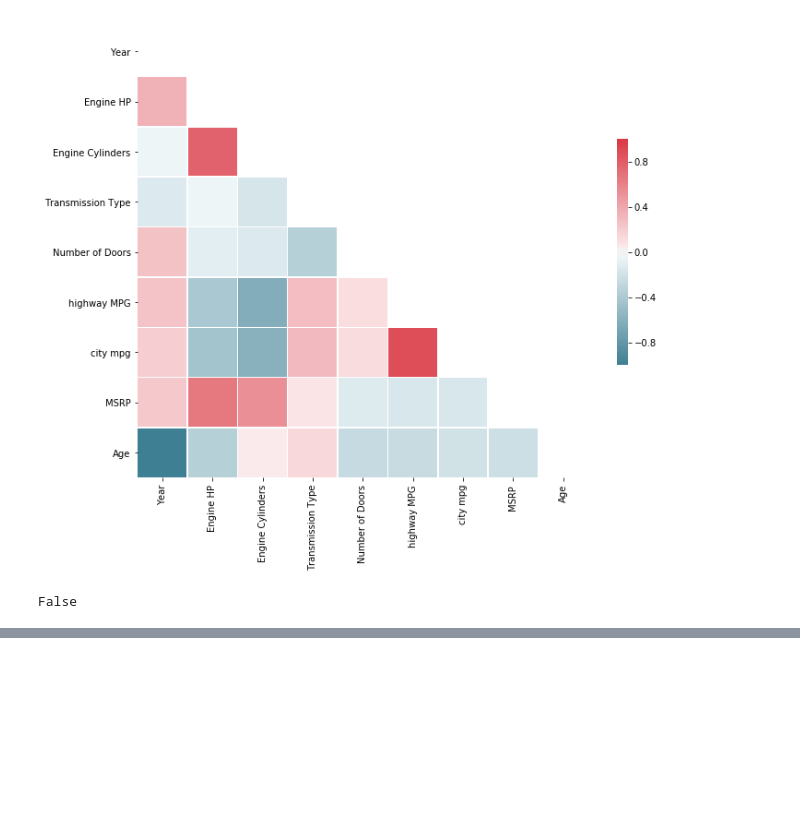
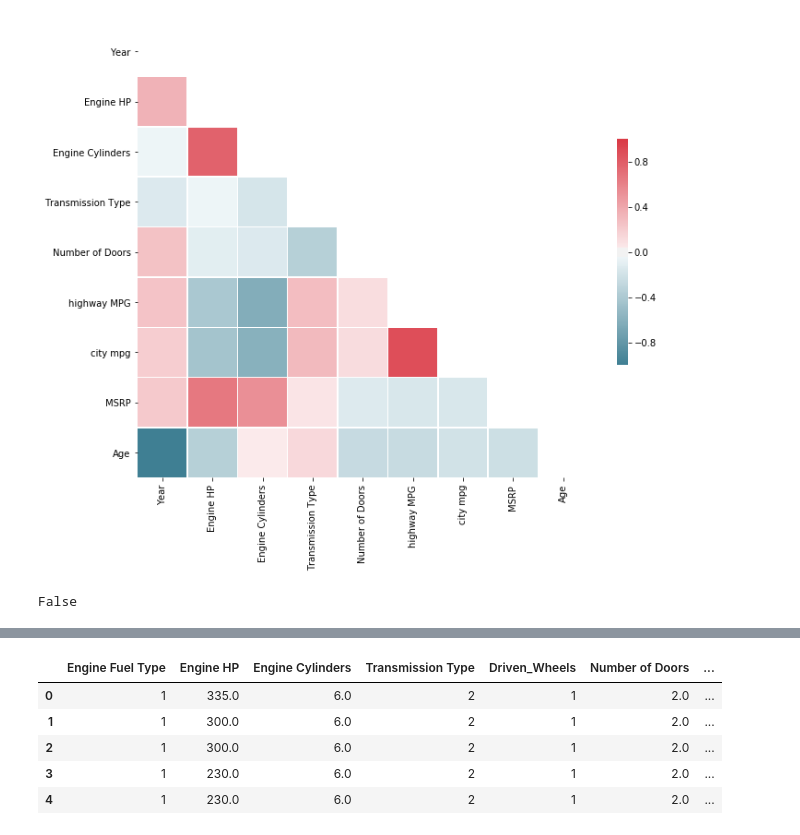
Before and after one commit to muhdlaziem/Car-Price-Prediction-using-Ensemble-Regression, a Jupyter notebook: Car Price Prediction using Ensemble Regression.ipynb, the cells around one changed output, grey strips where cells are left out. Saved outputs shown, nothing was run; the diff lists cells and outputs as text; code cells hidden in the pictures; blank space fills up the shorter version.

```diff
--- a/Car Price Prediction using Ensemble Regression.ipynb
+++ b/Car Price Prediction using Ensemble Regression.ipynb
@@ -160,0 +302,13 @@ False
+# %%
+cp = cp.drop('Make',axis=1)
+cp = cp.drop('Model',axis=1)
+cp = cp.drop('Year',axis=1)
+cp = cp.drop('Vehicle Style',axis=1)
+cp.head()
+# %% [output]
+|  | Engine Fuel Type | Engine HP | Engine Cylinders | Transmission Type | Driven_Wheels | Number of Doors | ... |
+| 0 | 1 | 335.0 | 6.0 | 2 | 1 | 2.0 | ... |
+| 1 | 1 | 300.0 | 6.0 | 2 | 1 | 2.0 | ... |
+| 2 | 1 | 300.0 | 6.0 | 2 | 1 | 2.0 | ... |
+| 3 | 1 | 230.0 | 6.0 | 2 | 1 | 2.0 | ... |
+| 4 | 1 | 230.0 | 6.0 | 2 | 1 | 2.0 | ... |
```
Also changed, not shown: parts of 23 cells of this notebook, 2 other files.
